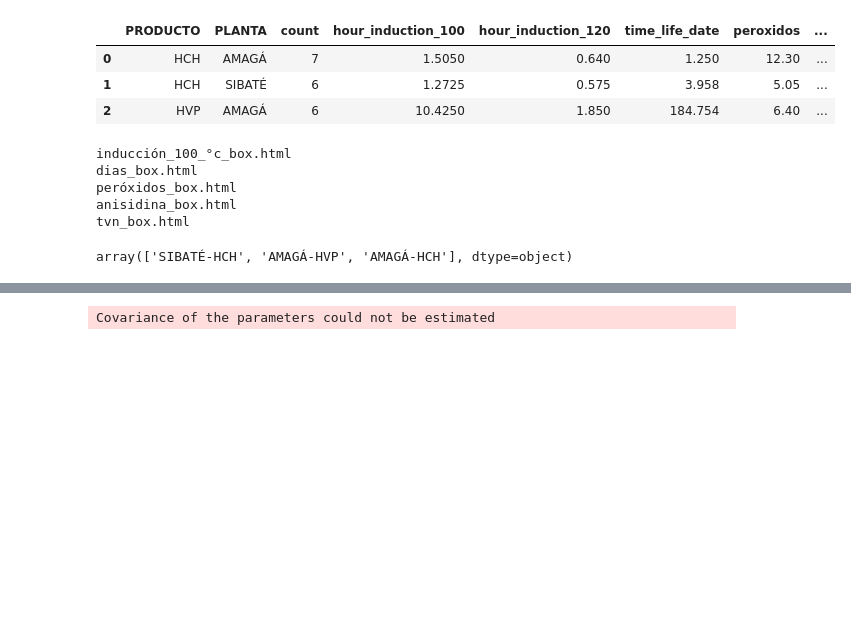
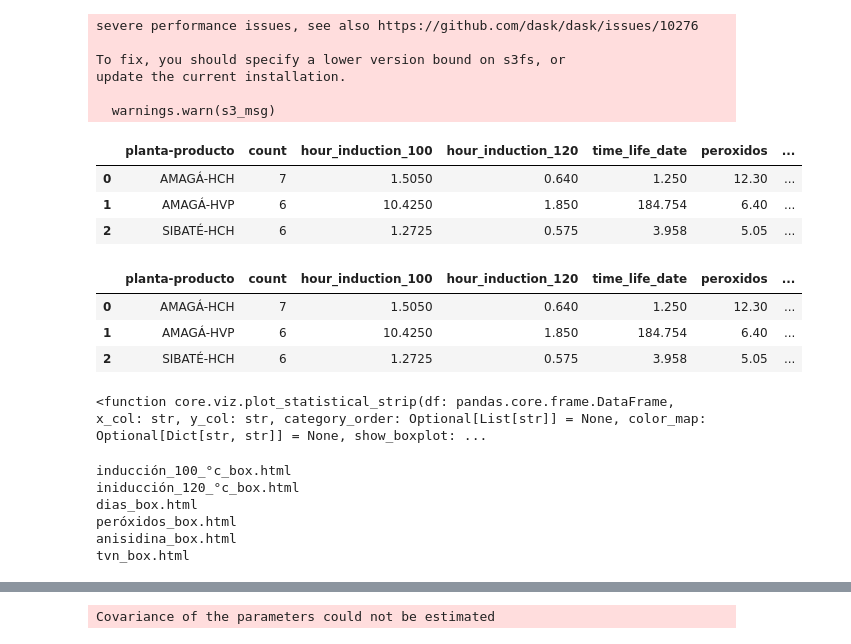
Before and after one commit to jdrincone/hawking, a Jupyter notebook: exploration/okuo__rancimat.ipynb, the cells around one changed output, grey strips where cells are left out. Cells and saved outputs as stored; diff of their text form; code cells hidden in the pictures; blank space fills up the shorter version.

Commit message:
add rancimat report

```diff
--- a/exploration/okuo__rancimat.ipynb
+++ b/exploration/okuo__rancimat.ipynb
@@ -10,15 +10,15 @@ sys.path.append(os.path.abspath(".."))
 from core.viz import plot_bar, plot_dynamic_trends, plot_line, plot_corr_triangle, plot_scatter, plot_statistical_strip, plot_heatmap
 from core.s3 import S3AssetManager
 # %%
-notebook_name = "okuo__rancimat"
-s3 = S3AssetManager(notebook_name=notebook_name)
+
+s3_cliente = S3AssetManager(notebook_name="okuo__rancimat_cliente")
+s3_lab = S3AssetManager(notebook_name="okuo__rancimat_lab")
 # %%
-df = pd.read_excel(
-    "../raw/rancimat/Resultado de Rancimat.xlsx",
+df = s3_cliente.read_excel(
+    f"raw/rancimat/Resultado de Rancimat.xlsx",
  sheet_name="Hoja1",
  skiprows=3
  )
-
 
 cls_num = [
 'INDUCCIÓN 100 °C',
@@ -31,3 +31,5 @@ cls_num = [
 ]
 for cl in cls_num:
     df[cl] = pd.to_numeric(df[cl], errors='coerce')
+
+df["planta-producto"] = df["PLANTA"] + "-" + df["PRODUCTO"]
@@ -54,17 +36,23 @@ df
 # %%
-datos_agrupados = df.groupby(["PRODUCTO", 'PLANTA']).agg(
+datos_agrupados = df.groupby(['planta-producto']).agg(
     count=('LOTE', "count"),
     hour_induction_100 =("INDUCCIÓN 100 °C", "median"),
     hour_induction_120 =('INIDUCCIÓN 120 °C', "median"),
     time_life_date =("DIAS", "median"),
     peroxidos=('Peróxidos', 'median'),
     anisidina=('Anisidina', 'median'),
     tvn=('TVN', 'median'),
 ).reset_index()
-s3.save_dataframe(datos_agrupados, "okuo__rancimat.csv")
+s3_lab.save_dataframe(datos_agrupados, "okuo__rancimat.csv")
 datos_agrupados
 # %% [output]
+severe performance issues, see also https://github.com/dask/dask/issues/10276
+
+To fix, you should specify a lower version bound on s3fs, or
+update the current installation.
+
+  warnings.warn(s3_msg)
-|  | PRODUCTO | PLANTA | count | hour_induction_100 | hour_induction_120 | time_life_date | peroxidos | ... |
-| 0 | HCH | AMAGÁ | 7 | 1.5050 | 0.640 | 1.250 | 12.30 | ... |
-| 1 | HCH | SIBATÉ | 6 | 1.2725 | 0.575 | 3.958 | 5.05 | ... |
-| 2 | HVP | AMAGÁ | 6 | 10.4250 | 1.850 | 184.754 | 6.40 | ... |
+|  | planta-producto | count | hour_induction_100 | hour_induction_120 | time_life_date | peroxidos | ... |
+| 0 | AMAGÁ-HCH | 7 | 1.5050 | 0.640 | 1.250 | 12.30 | ... |
+| 1 | AMAGÁ-HVP | 6 | 10.4250 | 1.850 | 184.754 | 6.40 | ... |
+| 2 | SIBATÉ-HCH | 6 | 1.2725 | 0.575 | 3.958 | 5.05 | ... |
@@ -73,17 +59,47 @@ df["planta-producto"] = df["PLANTA"] + "-" + df["PRODUCTO"]
+# %%
+datos_agrupados = df.groupby(['planta-producto']).agg(
+    count=('LOTE', "count"),
+    hour_induction_100 =("INDUCCIÓN 100 °C", "median"),
+    hour_induction_120 =('INIDUCCIÓN 120 °C', "median"),
+    time_life_date =("DIAS", "median"),
+    peroxidos=('Peróxidos', 'median'),
+    anisidina=('Anisidina', 'median'),
+).reset_index()
+s3_cliente.save_dataframe(datos_agrupados, "okuo__rancimat_sin_tvn.csv")
+datos_agrupados
+# %% [output]
+|  | planta-producto | count | hour_induction_100 | hour_induction_120 | time_life_date | peroxidos | ... |
+| 0 | AMAGÁ-HCH | 7 | 1.5050 | 0.640 | 1.250 | 12.30 | ... |
+| 1 | AMAGÁ-HVP | 6 | 10.4250 | 1.850 | 184.754 | 6.40 | ... |
+| 2 | SIBATÉ-HCH | 6 | 1.2725 | 0.575 | 3.958 | 5.05 | ... |
+# %%
+plot_statistical_strip
+# %% [output]
+<function core.viz.plot_statistical_strip(df: pandas.core.frame.DataFrame, x_col: str, y_col: str, category_order: Optional[List[str]] = None, color_map: Optional[Dict[str, str]] = None, show_boxplot: ...
 # %%
-for col in [ 'INDUCCIÓN 100 °C', 'DIAS', 'Peróxidos', 'Anisidina','TVN']:
-    f = plot_statistical_strip(df, x_col="PRODUCTO", y_col=col,
-     title=col, color_map={"HCH": "#1C8074", "HVP": "#666666"}, width=1000, height=400,)
+for col in [ 'INDUCCIÓN 100 °C', 'INIDUCCIÓN 120 °C','DIAS', 'Peróxidos', 'Anisidina','TVN']:
+    if col == 'DIAS':
+        df_ = df[df["DIAS"]<2000].copy()
+    else:
+        df_ = df.copy()
+
+    if col == 'INIDUCCIÓN 120 °C':
+        df_ = df[df['INIDUCCIÓN 120 °C']<800].copy()
+    else:
+        df_ = df.copy()
+
+    f = plot_statistical_strip(df_, x_col="planta-producto", y_col=col,
+    category_order=['SIBATÉ-HCH', 'AMAGÁ-HCH', 'AMAGÁ-HVP'],
+    title=col, color_map={"SIBATÉ-HCH": "#1C8074", "AMAGÁ-HCH": "#666666"}, width=1000, height=400,
+    point_size=10)
     print(f"{col.replace(' ', '_').lower()}_box.html")
-    s3.save_plotly_html(f, f"{col.replace(' ', '_').lower()}_box.html")
+    s3_cliente.save_plotly_html(f, f"{col.replace(' ', '_').lower()}_box.html")
+    s3_lab.save_plotly_html(f, f"{col.replace(' ', '_').lower()}_box.html")
     f.show()
 # %% [output]
 inducción_100_°c_box.html
+iniducción_120_°c_box.html
 dias_box.html
 peróxidos_box.html
 anisidina_box.html
 tvn_box.html
-# %%
-df["planta-producto"].unique()
-# %% [output]
-array(['SIBATÉ-HCH', 'AMAGÁ-HVP', 'AMAGÁ-HCH'], dtype=object)
```
Also changed, not shown: parts of 16 cells of this notebook, 13 other files.
